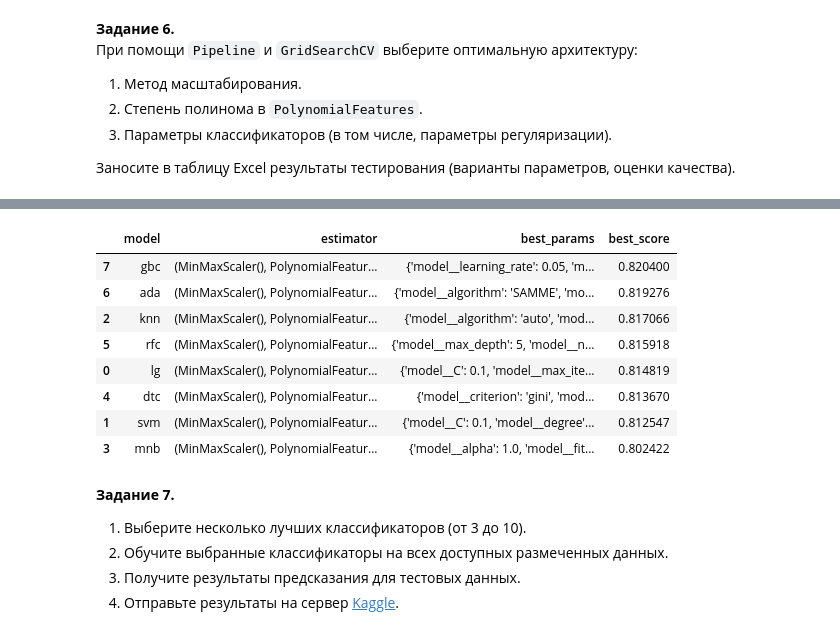
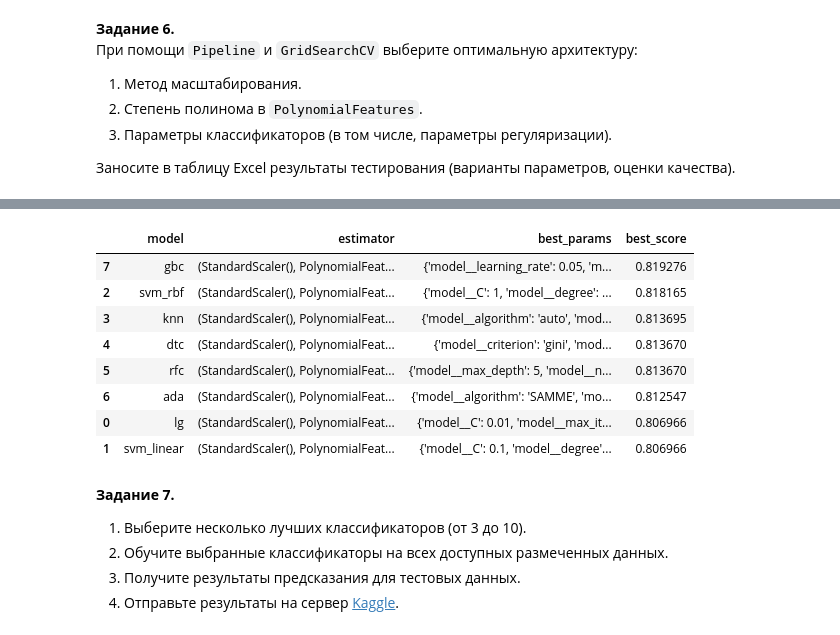
Before and after one commit to giezz/ml-module-2, a Jupyter notebook: lab8/ml_lab8.ipynb, the cells around one changed output, grey strips where cells are left out. Cells and saved outputs as stored; diff of their text form; code cells hidden in the pictures.

```diff
--- a/lab8/ml_lab8.ipynb
+++ b/lab8/ml_lab8.ipynb
@@ -124,7 +124,7 @@ from sklearn.model_selection import GridSearchCV, KFold
 from sklearn.pipeline import Pipeline
 
 
-def train_with_cv(X, y, clf, scaler, param_dist=None):
+def train_with_hyperparams(X, y, clf, scaler, param_dist):
     pipeline = Pipeline(steps=[
         ("scaler", scaler),
         ("poly", PolynomialFeatures()),
@@ -135,16 +135,17 @@ def train_with_cv(X, y, clf, scaler, param_dist=None):
         param_grid=param_dist,
         scoring="accuracy",
         cv=cv,
-        n_jobs=4)
+        n_jobs=6)
     grid.fit(X, y)
 
     return grid
 # %%
 classifiers = {
     "lg": LogisticRegression(),
-    "svm": svm.SVC(),
+    "svm_linear": svm.SVC(kernel='linear'),
+    "svm_rbf": svm.SVC(kernel='rbf'),
     "knn": KNeighborsClassifier(),
-    "mnb": MultinomialNB(),
+    # "mnb": MultinomialNB(),
     "dtc": DecisionTreeClassifier(),
     "rfc": RandomForestClassifier(),
     "ada": AdaBoostClassifier(),
@@ -158,10 +159,15 @@ classifier_params = {
         'model__C': [0.01, 0.1, 1, 10],
         'model__max_iter': [100, 500]
     },
-    "svm": {
+    "svm_linear": {
         'poly__degree': [1, 2, 3, 4],
         'model__C': [0.1, 1, 10],
-        'model__kernel': ['linear', 'rbf', 'poly'],
+        'model__gamma': ['scale', 'auto', 0.1],
+        'model__degree': [2, 3]
+    },
+    "svm_rbf": {
+        'poly__degree': [1, 2, 3, 4],
+        'model__C': [0.1, 1, 10],
         'model__gamma': ['scale', 'auto', 0.1],
         'model__degree': [2, 3]
     },
@@ -199,14 +205,3 @@ classifier_params = {
         'model__max_depth': [3, 5],
     }
 }
-
-results = {}
-# scaler =
-for name, classifier in classifiers.items():
-    print(f"\n{'=' * 50}")
-    print(f"Training {classifier.__class__.__name__}...")
-    results[name] = train_with_cv(
-        X, y,
-        classifier,
-        StandardScaler(),
-        classifier_params[name])
@@ -239,0 +208,6 @@ results
+# %%
+clfs = {}
+for name, classifier in classifiers.items():
+    print(f"\n{'=' * 50}")
+    print(f"Training {classifier.__class__.__name__}...")
+    clfs[name] = train_with_hyperparams(X, y, classifier, StandardScaler(), classifier_params[name])
@@ -240,25 +273,25 @@ results
 # %%
 result_dict = []
-for key, grid in results.items():
+for key, grid in clfs.items():
     result_dict.append({
         "model": key,
         "estimator": grid.best_estimator_,
         "best_params": grid.best_params_,
         "best_score": grid.best_score_
     })
 
 result_dict_df = pd.DataFrame(result_dict)
 result_dict_df.sort_values(by=["best_score"], ascending=False)
 # %% [output]
 |  | model | estimator | best_params | best_score |
-| 7 | gbc | (MinMaxScaler(), PolynomialFeatur... | {'model__learning_rate': 0.05, 'm... | 0.820400 |
-| 6 | ada | (MinMaxScaler(), PolynomialFeatur... | {'model__algorithm': 'SAMME', 'mo... | 0.819276 |
-| 2 | knn | (MinMaxScaler(), PolynomialFeatur... | {'model__algorithm': 'auto', 'mod... | 0.817066 |
-| 5 | rfc | (MinMaxScaler(), PolynomialFeatur... | {'model__max_depth': 5, 'model__n... | 0.815918 |
-| 0 | lg | (MinMaxScaler(), PolynomialFeatur... | {'model__C': 0.1, 'model__max_ite... | 0.814819 |
-| 4 | dtc | (MinMaxScaler(), PolynomialFeatur... | {'model__criterion': 'gini', 'mod... | 0.813670 |
-| 1 | svm | (MinMaxScaler(), PolynomialFeatur... | {'model__C': 0.1, 'model__degree'... | 0.812547 |
-| 3 | mnb | (MinMaxScaler(), PolynomialFeatur... | {'model__alpha': 1.0, 'model__fit... | 0.802422 |
+| 7 | gbc | (StandardScaler(), PolynomialFeat... | {'model__learning_rate': 0.05, 'm... | 0.819276 |
+| 2 | svm_rbf | (StandardScaler(), PolynomialFeat... | {'model__C': 1, 'model__degree': ... | 0.818165 |
+| 3 | knn | (StandardScaler(), PolynomialFeat... | {'model__algorithm': 'auto', 'mod... | 0.813695 |
+| 4 | dtc | (StandardScaler(), PolynomialFeat... | {'model__criterion': 'gini', 'mod... | 0.813670 |
+| 5 | rfc | (StandardScaler(), PolynomialFeat... | {'model__max_depth': 5, 'model__n... | 0.813670 |
+| 6 | ada | (StandardScaler(), PolynomialFeat... | {'model__algorithm': 'SAMME', 'mo... | 0.812547 |
+| 0 | lg | (StandardScaler(), PolynomialFeat... | {'model__C': 0.01, 'model__max_it... | 0.806966 |
+| 1 | svm_linear | (StandardScaler(), PolynomialFeat... | {'model__C': 0.1, 'model__degree'... | 0.806966 |
 # %% [markdown]
 __Задание 7.__
 1. Выберите несколько лучших классификаторов (от 3 до 10).
```
Also changed, not shown: parts of 7 cells of this notebook, 5 other files.
